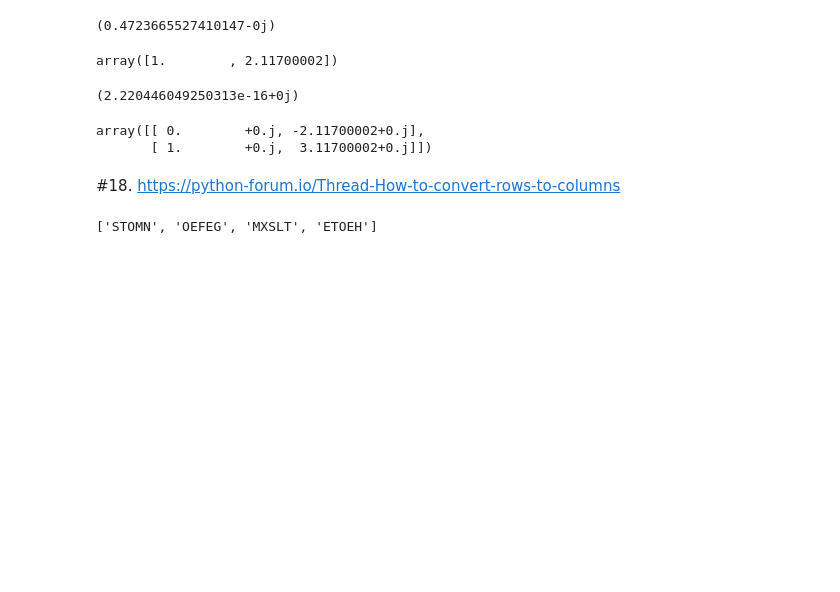
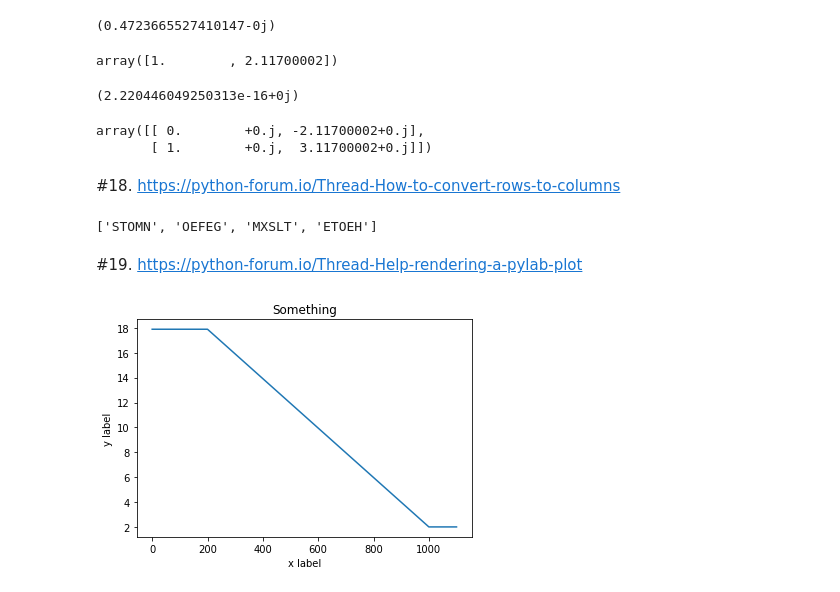
Before and after one commit to scidam/forums, a Jupyter notebook: mainpy/MAY_2019.ipynb, the cells around one changed output. Cells and saved outputs as stored; diff of their text form; code cells hidden in the pictures; blank space fills up the shorter version.

```diff
--- a/mainpy/MAY_2019.ipynb
+++ b/mainpy/MAY_2019.ipynb
@@ -588,3 +588,31 @@ rows = [
 list(map(''.join, zip(*rows)))
 # %% [output]
 ['STOMN', 'OEFEG', 'MXSLT', 'ETOEH']
+# %% [markdown]
+#19. https://python-forum.io/Thread-Help-rendering-a-pylab-plot
+# %%
+from pylab import *
+
+# Returns the summer tterature of seawater (in degrees Celsius) according to Mackenzie’s model.
+@np.vectorize
+def some_function(ff, dd):
+    if dd >=0 and dd <=200:
+        tt = (22/-90)*ff+24
+    elif dd >=200 and dd <=1000:
+        st = (22/-90)*(ff)+24
+        gg = (st-2)/-800
+        tt = gg*dd+(gg*-1000+2)
+    else:
+        tt = 2.0
+    return tt
+
+ff = float(25)
+dd = np.arange(0, 1200, 100)
+tt1 = some_function(ff, dd)
+plot(dd,tt1)
+title("Something")
+xlabel("x label")
+ylabel("y label")
+show()
+# %% [output]
+[figure, added]
```
